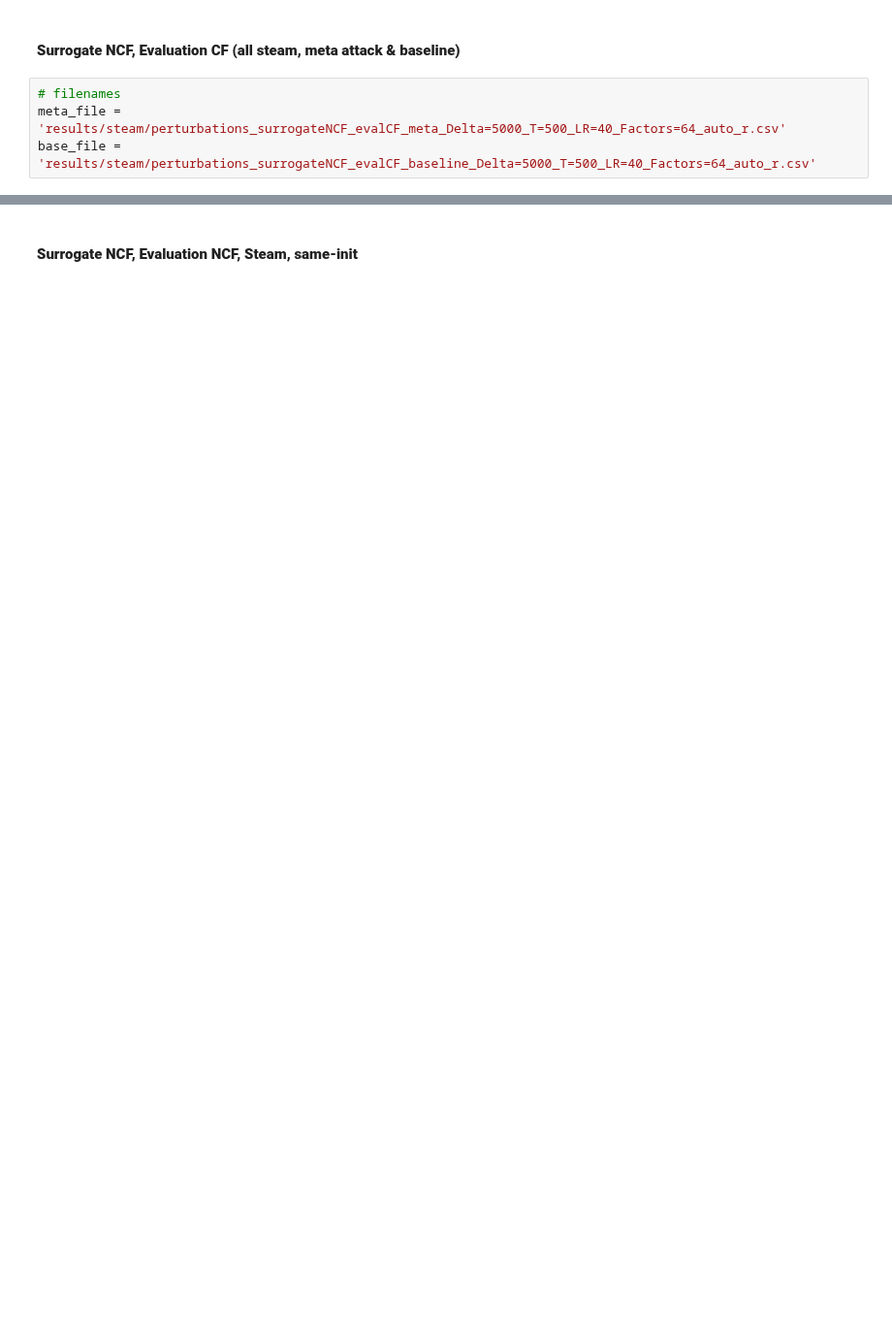
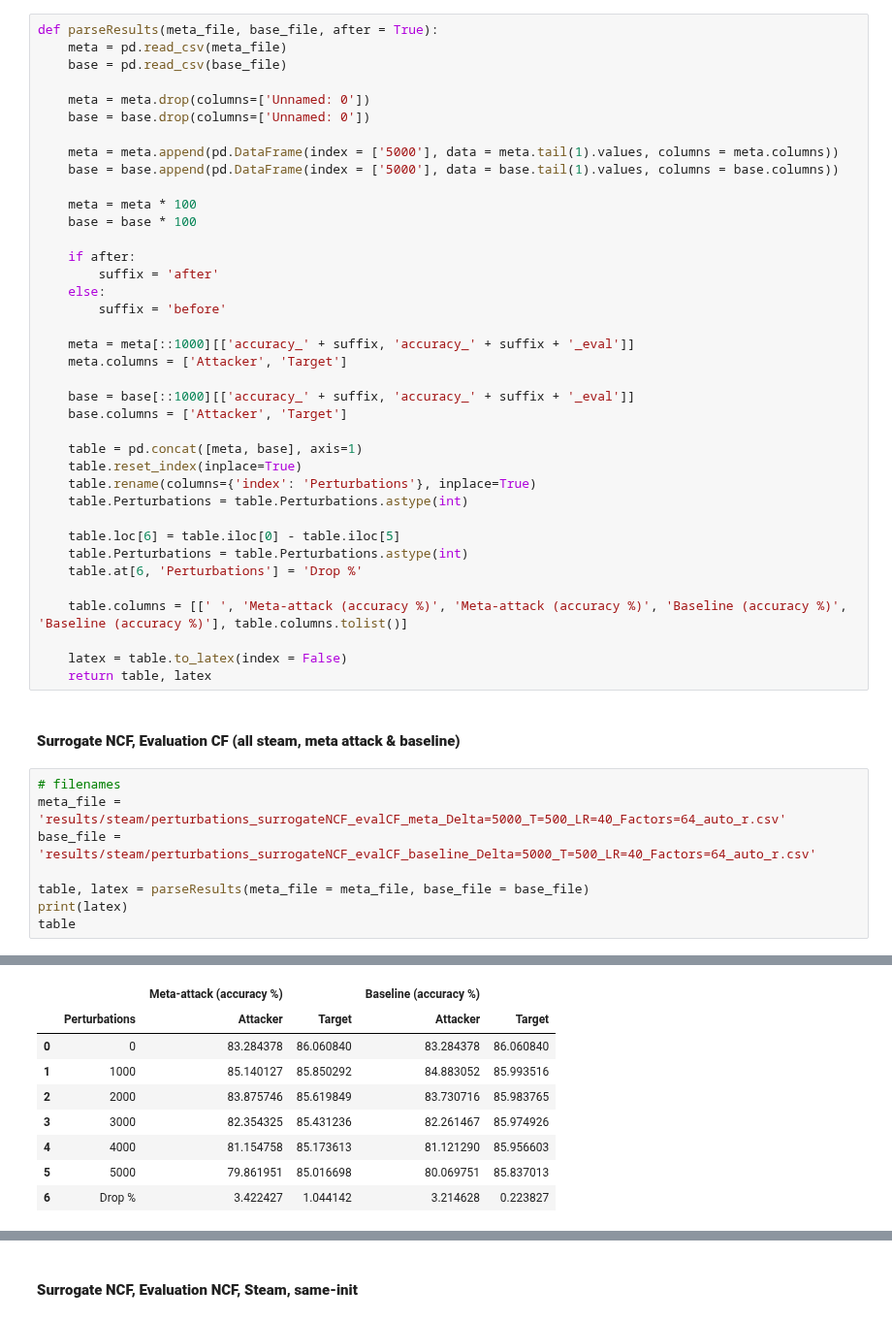
Before and after one commit to aravind-gk/RecSysAttack, a Jupyter notebook: check.ipynb, the cells around one changed output, grey strips where cells are left out. Shown at 97% size. Drawn from its saved outputs; the diff is of its cells as text; blank space fills up the shorter version.

```diff
--- a/check.ipynb
+++ b/check.ipynb
@@ -24,6 +26,49 @@ from torch.utils.data import DataLoader, TensorDataset
+# %%
+def parseResults(meta_file, base_file, after = True):
+    meta = pd.read_csv(meta_file)
+    base = pd.read_csv(base_file)
+
+    meta = meta.drop(columns=['Unnamed: 0'])
+    base = base.drop(columns=['Unnamed: 0'])
+
+    meta = meta.append(pd.DataFrame(index = ['5000'], data = meta.tail(1).values, columns = meta.columns))
+    base = base.append(pd.DataFrame(index = ['5000'], data = base.tail(1).values, columns = base.columns))
+
+    meta = meta * 100
+    base = base * 100
+
+    if after:
+        suffix = 'after'
+    else:
+        suffix = 'before'
+
+    meta = meta[::1000][['accuracy_' + suffix, 'accuracy_' + suffix + '_eval']]
+    meta.columns = ['Attacker', 'Target']
+
+    base = base[::1000][['accuracy_' + suffix, 'accuracy_' + suffix + '_eval']]
+    base.columns = ['Attacker', 'Target']
+
+    table = pd.concat([meta, base], axis=1)
+    table.reset_index(inplace=True)
+    table.rename(columns={'index': 'Perturbations'}, inplace=True)
+    table.Perturbations = table.Perturbations.astype(int)
+
+    table.loc[6] = table.iloc[0] - table.iloc[5]
+    table.Perturbations = table.Perturbations.astype(int)
+    table.at[6, 'Perturbations'] = 'Drop %'
+
+    table.columns = [[' ', 'Meta-attack (accuracy %)', 'Meta-attack (accuracy %)', 'Baseline (accuracy %)', 'Baseline (accuracy %)'], table.columns.tolist()]
+
+    latex = table.to_latex(index = False)
+    return table, latex
 # %% [markdown]
 #### **Surrogate NCF, Evaluation CF (all steam, meta attack & baseline)**
 # %%
 # filenames
 meta_file = 'results/steam/perturbations_surrogateNCF_evalCF_meta_Delta=5000_T=500_LR=40_Factors=64_auto_r.csv'
 base_file = 'results/steam/perturbations_surrogateNCF_evalCF_baseline_Delta=5000_T=500_LR=40_Factors=64_auto_r.csv'
+
+table, latex = parseResults(meta_file = meta_file, base_file = base_file)
+print(latex)
+table
+# %% [output]
@@ -29,0 +94,9 @@ base_file = 'results/steam/perturbations_surrogateNCF_evalCF_baseline_Delta=5000
+|  |  | Meta-attack (accuracy %) |  | Baseline (accuracy %) |  |
+|  | Perturbations | Attacker | Target | Attacker | Target |
+| 0 | 0 | 83.284378 | 86.060840 | 83.284378 | 86.060840 |
+| 1 | 1000 | 85.140127 | 85.850292 | 84.883052 | 85.993516 |
+| 2 | 2000 | 83.875746 | 85.619849 | 83.730716 | 85.983765 |
+| 3 | 3000 | 82.354325 | 85.431236 | 82.261467 | 85.974926 |
+| 4 | 4000 | 81.154758 | 85.173613 | 81.121290 | 85.956603 |
+| 5 | 5000 | 79.861951 | 85.016698 | 80.069751 | 85.837013 |
+| 6 | Drop % | 3.422427 | 1.044142 | 3.214628 | 0.223827 |
```
Also changed, not shown: parts of 29 cells of this notebook.
